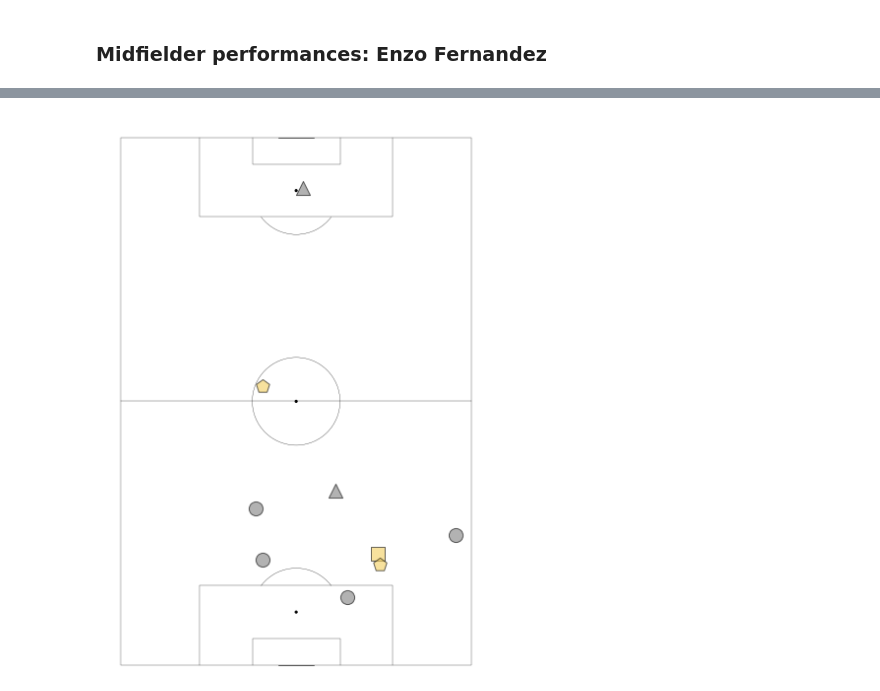
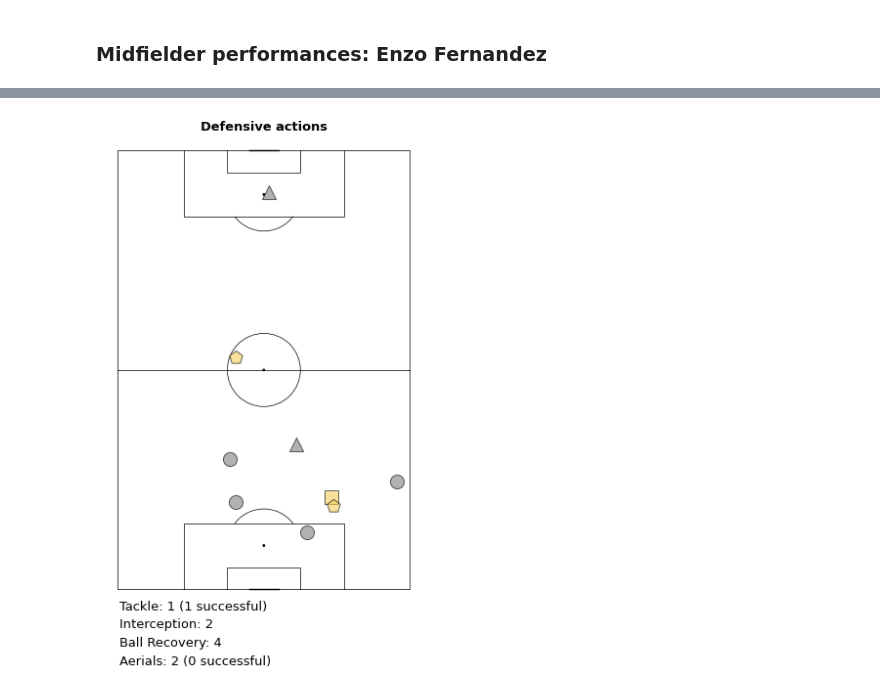
Before and after one commit to Elmehdi9/World-Cup-Data-Visualization, a Jupyter notebook: Notebooks/Performance per match .ipynb, the cells around one changed output, grey strips where cells are left out. Cells and saved outputs as stored; diff of their text form; code cells hidden in the pictures.

```diff
--- a/Notebooks/Performance per match .ipynb
+++ b/Notebooks/Performance per match .ipynb
@@ -185,35 +186,67 @@ plot_carries(df, "Ángel Fabián Di María Hernández", pitch, ax )
 # %%
 # Defensive Actions (Ball Recovery, Block, Clearance, Interception, )
 
+def plot_def_actions(df, player_name, pitch, ax):
+
+    df= df.loc[df.player== player_name]
+    df[['X', 'Y']] = pd.DataFrame(df['location'].to_list(), index= df.index)
+    df= df.loc[df.type.isin(['Ball Recovery', 'Interception', 'Duel'])]
+
+    colors = []
+    markers = []
+
+    for i, row in df.iterrows():
+        if row['duel_outcome'] == 'Won' or row['interception_outcome']== 'Won':
+            colors.append('#F2CD5C')
+        else:
+            colors.append('grey')
+
+        if row['type'] == 'Duel':
+            if row['duel_type'] == 'Tackle':
+                markers.append('s')
+            elif row['duel_type'] == 'Aerial Lost':
+                markers.append('^')
+        elif row['type'] == 'Interception':
+            markers.append('p')
+        elif row['type'] == 'Ball Recovery':
+            markers.append('o')
+
+    for x,y, m, c in zip(df['X'], df['Y'], markers, colors):
+        pitch.scatter(x,y, marker=m, c=c, s= 200, ax= ax, edgecolor= 'black', linewidth= 1, alpha=.6)
+
+    # Add defensive information
+
+    tackles= df.loc[(df['type']== 'Duel') & (df['duel_type']== 'Tackle')]
+    tackles_won= tackles.loc[df['duel_outcome']== 'Won']
+    interceptions= df.loc[df['type']== 'Interception']
+    ball_rec= df.loc[df['type']== 'Ball Recovery']
+    aerials= df.loc[(df['type']== 'Duel') & (df['duel_type']== 'Aerial Lost')]
+    aerials_won= aerials.loc[df['duel_outcome']== 'Won']
+
+    dicts = [
+    {'Tackle: {} ({} successful)'.format(len(tackles), len(tackles_won)): 'black'},
+    {'Interception: {}'.format(len(interceptions)): 'black'},
+    {'Ball Recovery: {}'.format(len(ball_rec)): 'black'},
+    {'Aerials: {} ({} successful)'.format(len(aerials), len(aerials_won)): 'black'}
+    ]
+
+    y = -0.04
+
+    for dict_ in dicts:
+        for expression, color in dict_.items():
+            ax.text(0.05, y, expression, size=13, color=color, ha='left', transform=ax.transAxes)
+            y -= 0.04
+
+    ax.set_title(label="Defensive actions", loc='center', fontweight='bold', fontsize= 13)
+
+
+
+# Set pitch & test plotting
 pitch = VerticalPitch(pitch_type= 'statsbomb',pad_bottom=0.5, goal_alpha=1,
-                      pitch_color= 'white', line_color='black', linewidth=.3)
+                      pitch_color= 'white', line_color='black', linewidth=.7)
 fig, ax = pitch.draw(figsize=(8, 8))
 fig.set_facecolor('white')
 
-df= df.loc[df.player== 'Cristian Gabriel Romero']
-df[['X', 'Y']] = pd.DataFrame(df['location'].to_list(), index= df.index)
-df= df.loc[df.type.isin(['Ball Recovery', 'Interception', 'Duel'])]
-
-colors = []
-markers = []
-
-for i, row in df.iterrows():
-    if row['duel_outcome'] == 'Won' or row['interception_outcome']== 'Won':
-        colors.append('#F2CD5C')
-    else:
-        colors.append('grey')
-
-    if row['type'] == 'Duel':
-        if row['duel_type'] == 'Tackle':
-            markers.append('s')
-        elif row['duel_type'] == 'Aerial Lost':
-            markers.append('^')
-    elif row['type'] == 'Interception':
-        markers.append('p')
-    elif row['type'] == 'Ball Recovery':
-        markers.append('o')
-
-for x,y, m, c in zip(df['X'], df['Y'], markers, colors):
-    pitch.scatter(x,y, marker=m, c=c, s= 200, ax= ax, edgecolor= 'black', linewidth= 1, alpha=.6)
+plot_def_actions(df, 'Cristian Gabriel Romero', pitch, ax)
 # %% [output]
-[figure, old version]
+[figure, new version]
```
Also changed, not shown: parts of 4 cells of this notebook.
